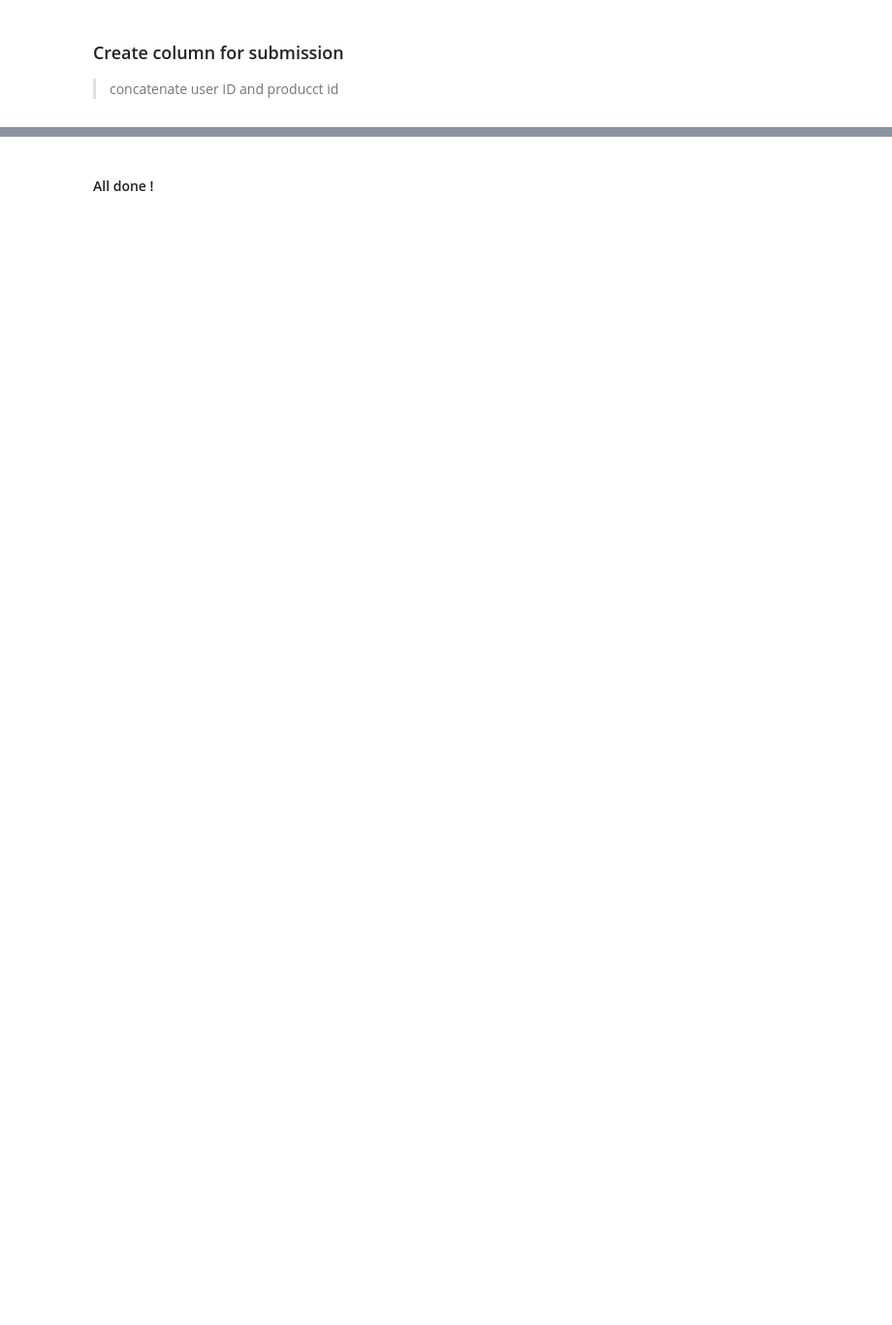
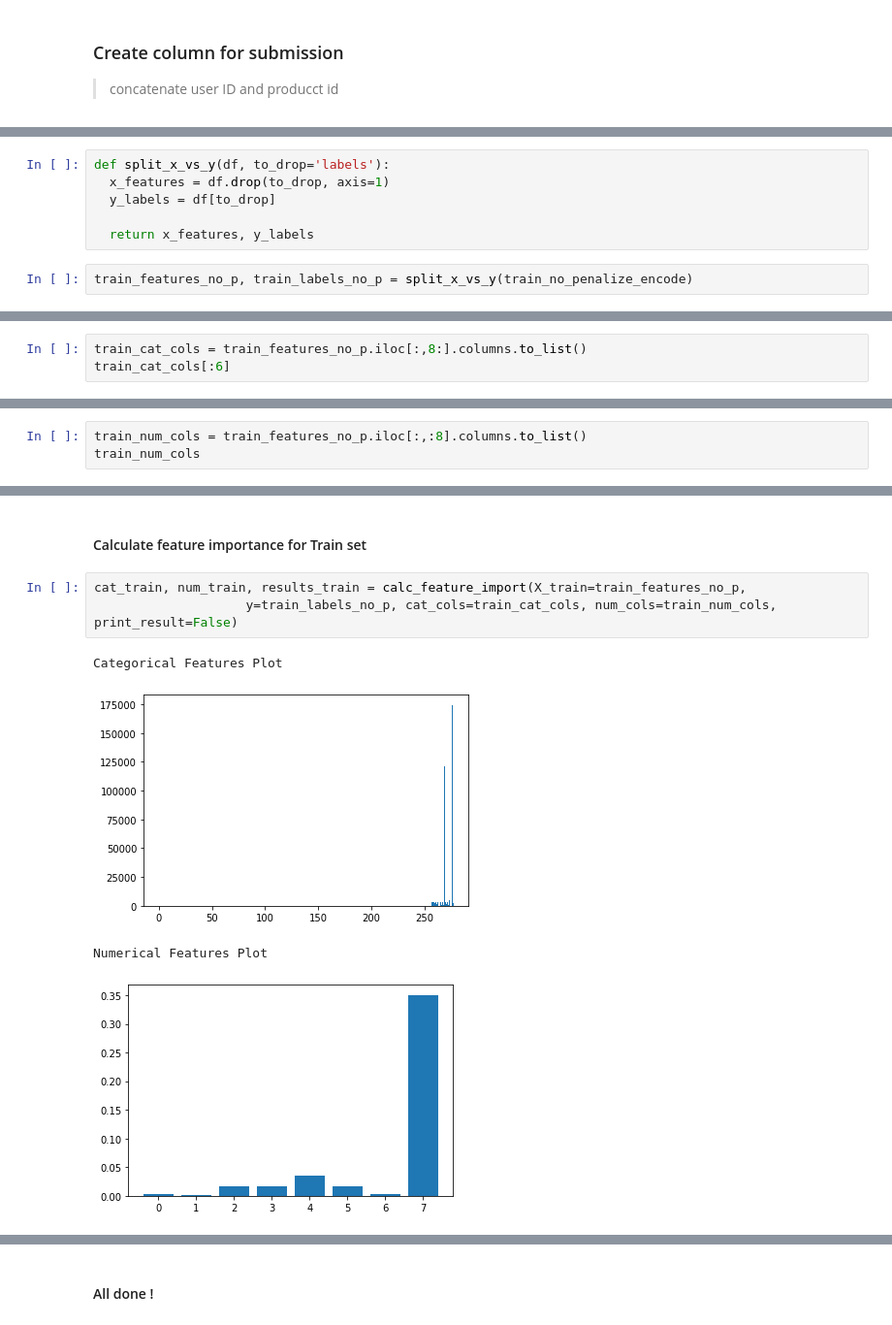
Before and after one commit to Patrick5455/Zimnat-Insurance-Challenge, a Jupyter notebook: modelling/zimnat_modelling_notebook_colab.ipynb, the cells around one changed output, grey strips where cells are left out. Shown at 97% size. Cells and saved outputs as stored; diff of their text form; blank space fills up the shorter version.

```diff
--- a/modelling/zimnat_modelling_notebook_colab.ipynb
+++ b/modelling/zimnat_modelling_notebook_colab.ipynb
@@ -1120,0 +858,8 @@ Test Set
+# %%
+def split_x_vs_y(df, to_drop='labels'):
+  x_features = df.drop(to_drop, axis=1)
+  y_labels = df[to_drop]
+
+  return x_features, y_labels
+# %%
+train_features_no_p, train_labels_no_p = split_x_vs_y(train_no_penalize_encode)
@@ -1120,0 +1024,3 @@ Test Set
+# %%
+train_cat_cols = train_features_no_p.iloc[:,8:].columns.to_list()
+train_cat_cols[:6]
@@ -1120,0 +1034,3 @@ Test Set
+# %%
+train_num_cols = train_features_no_p.iloc[:,:8].columns.to_list()
+train_num_cols
@@ -1120,0 +1069,10 @@ Test Set
+# %% [markdown]
+#### Calculate feature importance for Train set
+# %%
+cat_train, num_train, results_train = calc_feature_import(X_train=train_features_no_p,
+                    y=train_labels_no_p, cat_cols=train_cat_cols, num_cols=train_num_cols, print_result=False)
+# %% [output]
+Categorical Features Plot
+[figure, added]
+Numerical Features Plot
+[figure, added]
```
Also changed, not shown: parts of 278 cells of this notebook.
